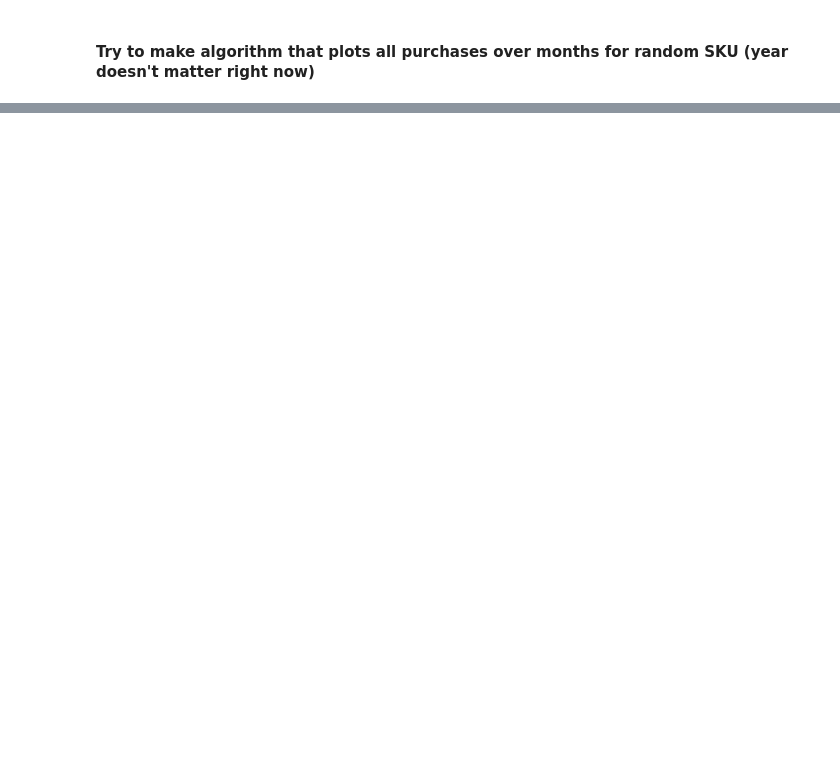
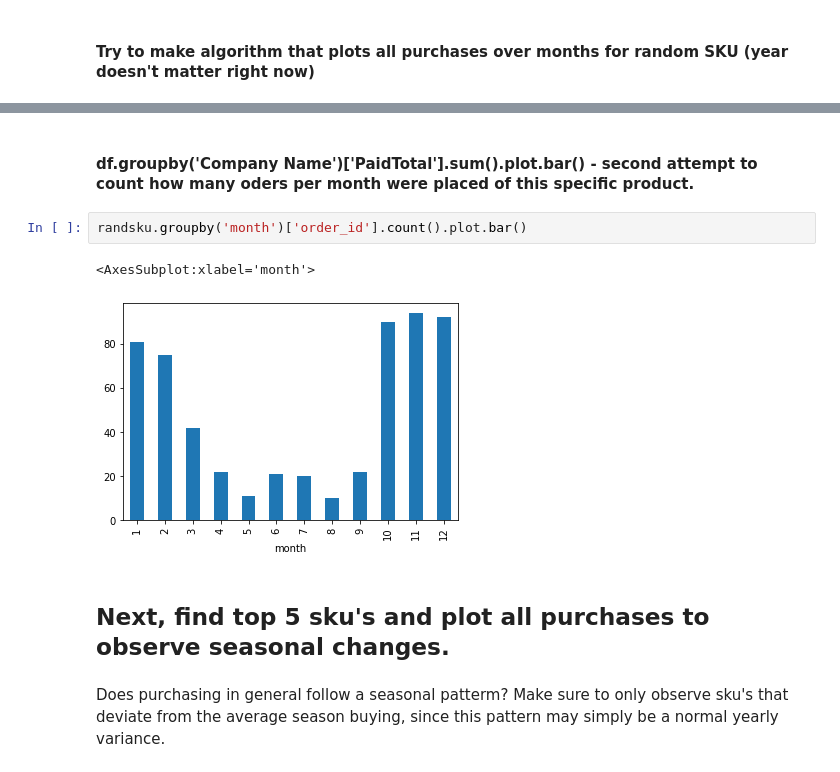
Before and after one commit to graceflitsch/DataScience, a Jupyter notebook: GNB2.ipynb, the cells around one changed output, grey strips where cells are left out. Cells and saved outputs as stored; diff of their text form; blank space fills up the shorter version.

```diff
--- a/GNB2.ipynb
+++ b/GNB2.ipynb
@@ -34,0 +49,11 @@ ValueError: Grouper for 'sku_id' not 1-dimensional
+# %% [markdown]
+#### df.groupby('Company Name')['PaidTotal'].sum().plot.bar() - second attempt to count how many oders per month were placed of this specific product.
+# %%
+randsku.groupby('month')['order_id'].count().plot.bar()
+# %% [output]
+<AxesSubplot:xlabel='month'>
+[figure, added]
+# %% [markdown]
+## Next, find top 5 sku's and plot all purchases to observe seasonal changes.
+# %% [markdown]
+Does purchasing in general follow a seasonal patterm? Make sure to only observe sku's that deviate from the average season buying, since this pattern may simply be a normal yearly variance.
```
Also changed, not shown: parts of 8 cells of this notebook.
